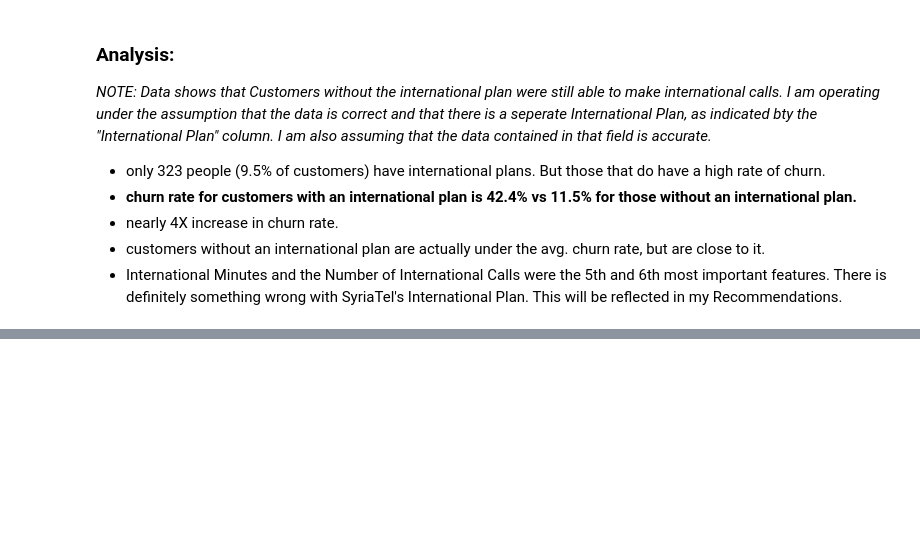
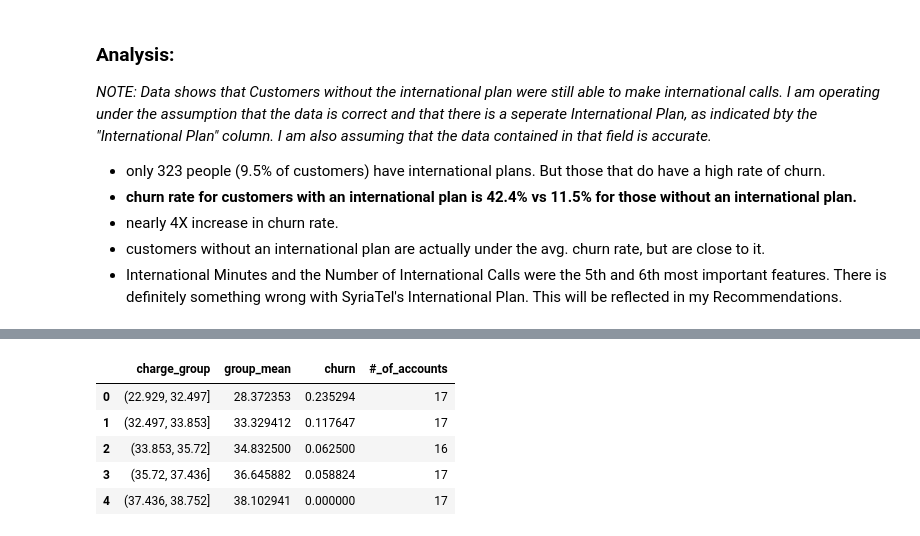
Before and after one commit to waruhiuuu/phase-3-individual-project, a Jupyter notebook: SyriaTel Customer Churn.ipynb, the cells around one changed output, grey strips where cells are left out. Saved outputs shown, nothing was run; the diff lists cells and outputs as text; code cells hidden in the pictures; blank space fills up the shorter version.

```diff
--- a/SyriaTel Customer Churn.ipynb
+++ b/SyriaTel Customer Churn.ipynb
@@ -928,0 +964,11 @@ df2.groupby('international_plan').mean()
+# %%
+charge_df = charge_df.reset_index()
+charge_df = charge_df.merge(group_counts, on='charge_group')
+charge_df.head()
+# %% [output]
+|  | charge_group | group_mean | churn | #_of_accounts |
+| 0 | (22.929, 32.497] | 28.372353 | 0.235294 | 17 |
+| 1 | (32.497, 33.853] | 33.329412 | 0.117647 | 17 |
+| 2 | (33.853, 35.72] | 34.832500 | 0.062500 | 16 |
+| 3 | (35.72, 37.436] | 36.645882 | 0.058824 | 17 |
+| 4 | (37.436, 38.752] | 38.102941 | 0.000000 | 17 |
```
Also changed, not shown: parts of 5 cells of this notebook.
